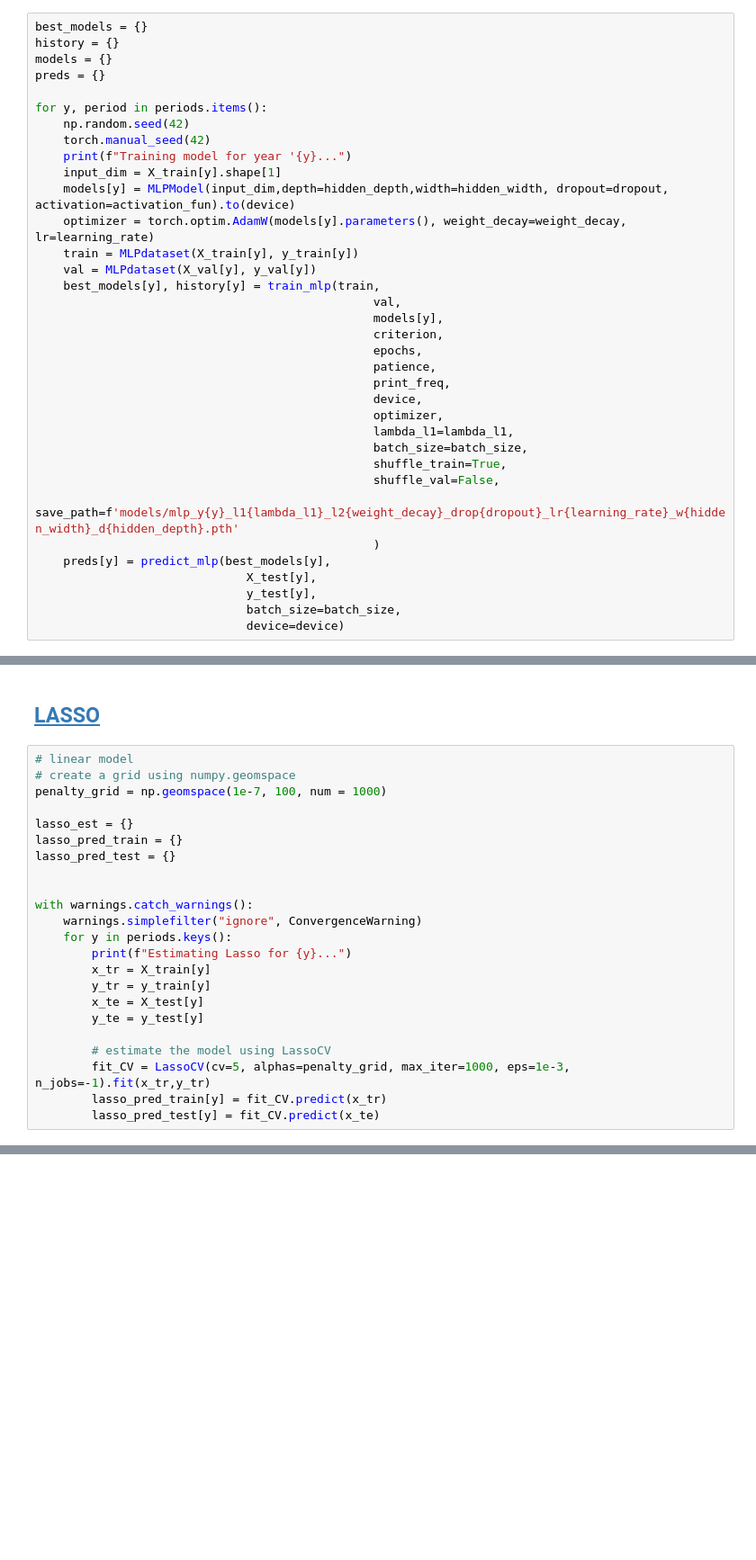
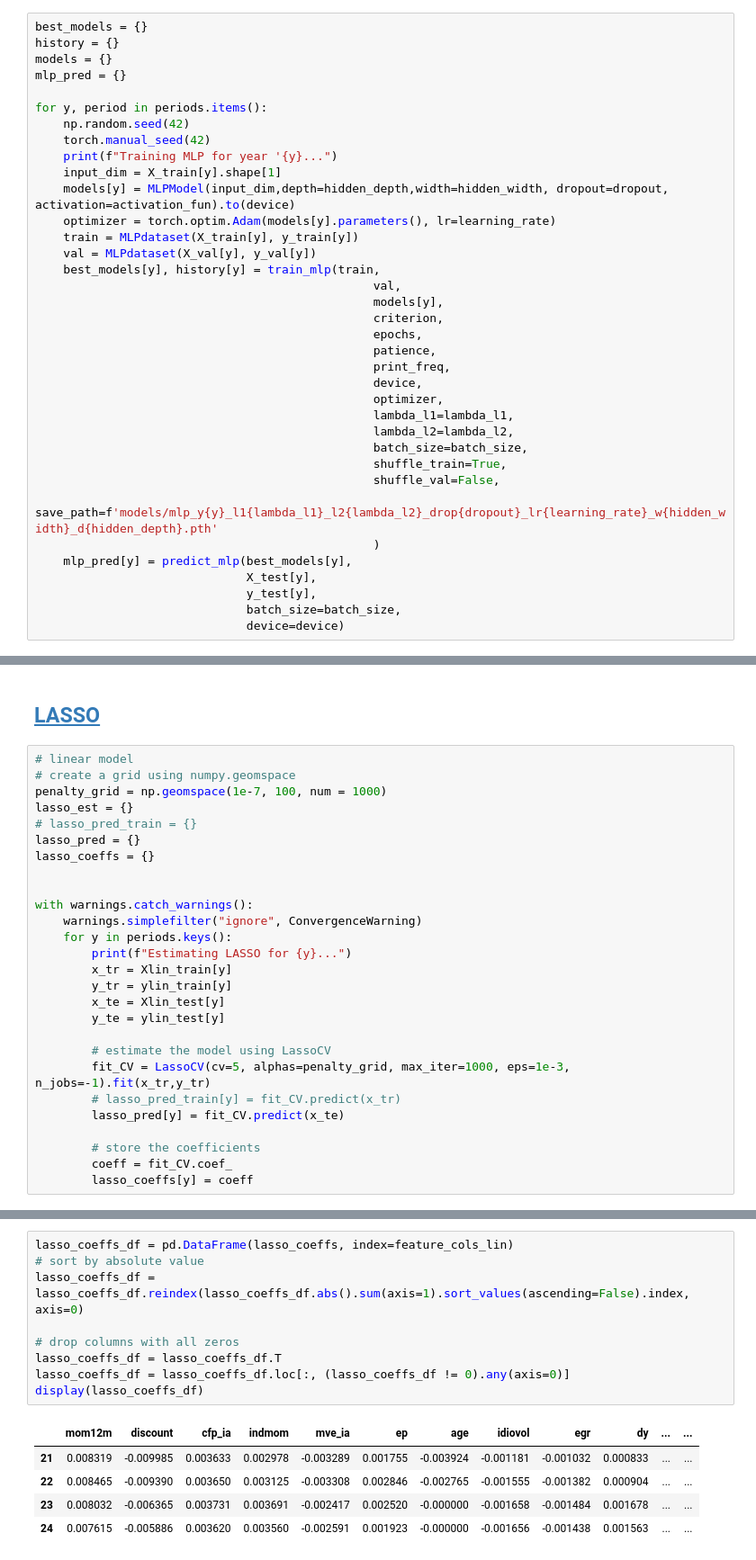
Before and after one commit to johanoelgaard/MastersThesis, a Jupyter notebook: model_eval.ipynb, the cells around one changed output, grey strips where cells are left out. Shown at 90% size. Saved outputs shown, nothing was run; the diff lists cells and outputs as text; blank space fills up the shorter version.

Commit message:
Messing around with models

```diff
--- a/model_eval.ipynb
+++ b/model_eval.ipynb
@@ -210,15 +270,15 @@ Using device: mps
 best_models = {}
 history = {}
 models = {}
-preds = {}
+mlp_pred = {}
 
 for y, period in periods.items():
     np.random.seed(42)
     torch.manual_seed(42)
-    print(f"Training model for year '{y}...")
+    print(f"Training MLP for year '{y}...")
     input_dim = X_train[y].shape[1]
     models[y] = MLPModel(input_dim,depth=hidden_depth,width=hidden_width, dropout=dropout, activation=activation_fun).to(device)
-    optimizer = torch.optim.AdamW(models[y].parameters(), weight_decay=weight_decay, lr=learning_rate)
+    optimizer = torch.optim.Adam(models[y].parameters(), lr=learning_rate)
     train = MLPdataset(X_train[y], y_train[y])
     val = MLPdataset(X_val[y], y_val[y])
     best_models[y], history[y] = train_mlp(train,
@@ -231,12 +291,13 @@ for y, period in periods.items():
                                                 device,
                                                 optimizer,
                                                 lambda_l1=lambda_l1,
+                                                lambda_l2=lambda_l2,
                                                 batch_size=batch_size,
                                                 shuffle_train=True,
                                                 shuffle_val=False,
-                                                save_path=f'models/mlp_y{y}_l1{lambda_l1}_l2{weight_decay}_drop{dropout}_lr{learning_rate}_w{hidden_width}_d{hidden_depth}.pth'
+                                                save_path=f'models/mlp_y{y}_l1{lambda_l1}_l2{lambda_l2}_drop{dropout}_lr{learning_rate}_w{hidden_width}_d{hidden_depth}.pth'
                                                 )
-    preds[y] = predict_mlp(best_models[y],
+    mlp_pred[y] = predict_mlp(best_models[y],
                               X_test[y],
                               y_test[y],
                               batch_size=batch_size,
@@ -289,22 +390,26 @@ for y in periods.keys():
 # linear model
 # create a grid using numpy.geomspace
 penalty_grid = np.geomspace(1e-7, 100, num = 1000)
-
 lasso_est = {}
-lasso_pred_train = {}
-lasso_pred_test = {}
+# lasso_pred_train = {}
+lasso_pred = {}
+lasso_coeffs = {}
 
 
 with warnings.catch_warnings():
     warnings.simplefilter("ignore", ConvergenceWarning)
     for y in periods.keys():
-        print(f"Estimating Lasso for {y}...")
-        x_tr = X_train[y]
-        y_tr = y_train[y]
-        x_te = X_test[y]
-        y_te = y_test[y]
+        print(f"Estimating LASSO for {y}...")
+        x_tr = Xlin_train[y]
+        y_tr = ylin_train[y]
+        x_te = Xlin_test[y]
+        y_te = ylin_test[y]
 
         # estimate the model using LassoCV
         fit_CV = LassoCV(cv=5, alphas=penalty_grid, max_iter=1000, eps=1e-3, n_jobs=-1).fit(x_tr,y_tr)
-        lasso_pred_train[y] = fit_CV.predict(x_tr)
-        lasso_pred_test[y] = fit_CV.predict(x_te)
+        # lasso_pred_train[y] = fit_CV.predict(x_tr)
+        lasso_pred[y] = fit_CV.predict(x_te)
+
+        # store the coefficients
+        coeff = fit_CV.coef_
+        lasso_coeffs[y] = coeff
@@ -310,0 +421,15 @@ with warnings.catch_warnings():
+# %%
+lasso_coeffs_df = pd.DataFrame(lasso_coeffs, index=feature_cols_lin)
+# sort by absolute value
+lasso_coeffs_df = lasso_coeffs_df.reindex(lasso_coeffs_df.abs().sum(axis=1).sort_values(ascending=False).index, axis=0)
+
+# drop columns with all zeros
+lasso_coeffs_df = lasso_coeffs_df.T
+lasso_coeffs_df = lasso_coeffs_df.loc[:, (lasso_coeffs_df != 0).any(axis=0)]
+display(lasso_coeffs_df)
+# %% [output]
+|  | mom12m | discount | cfp_ia | indmom | mve_ia | ep | age | idiovol | egr | dy | ... | ... |
+| 21 | 0.008319 | -0.009985 | 0.003633 | 0.002978 | -0.003289 | 0.001755 | -0.003924 | -0.001181 | -0.001032 | 0.000833 | ... | ... |
+| 22 | 0.008465 | -0.009390 | 0.003650 | 0.003125 | -0.003308 | 0.002846 | -0.002765 | -0.001555 | -0.001382 | 0.000904 | ... | ... |
+| 23 | 0.008032 | -0.006365 | 0.003731 | 0.003691 | -0.002417 | 0.002520 | -0.000000 | -0.001658 | -0.001484 | 0.001678 | ... | ... |
+| 24 | 0.007615 | -0.005886 | 0.003620 | 0.003560 | -0.002591 | 0.001923 | -0.000000 | -0.001656 | -0.001438 | 0.001563 | ... | ... |
```
Also changed, not shown: parts of 17 cells of this notebook, 33 other files.
